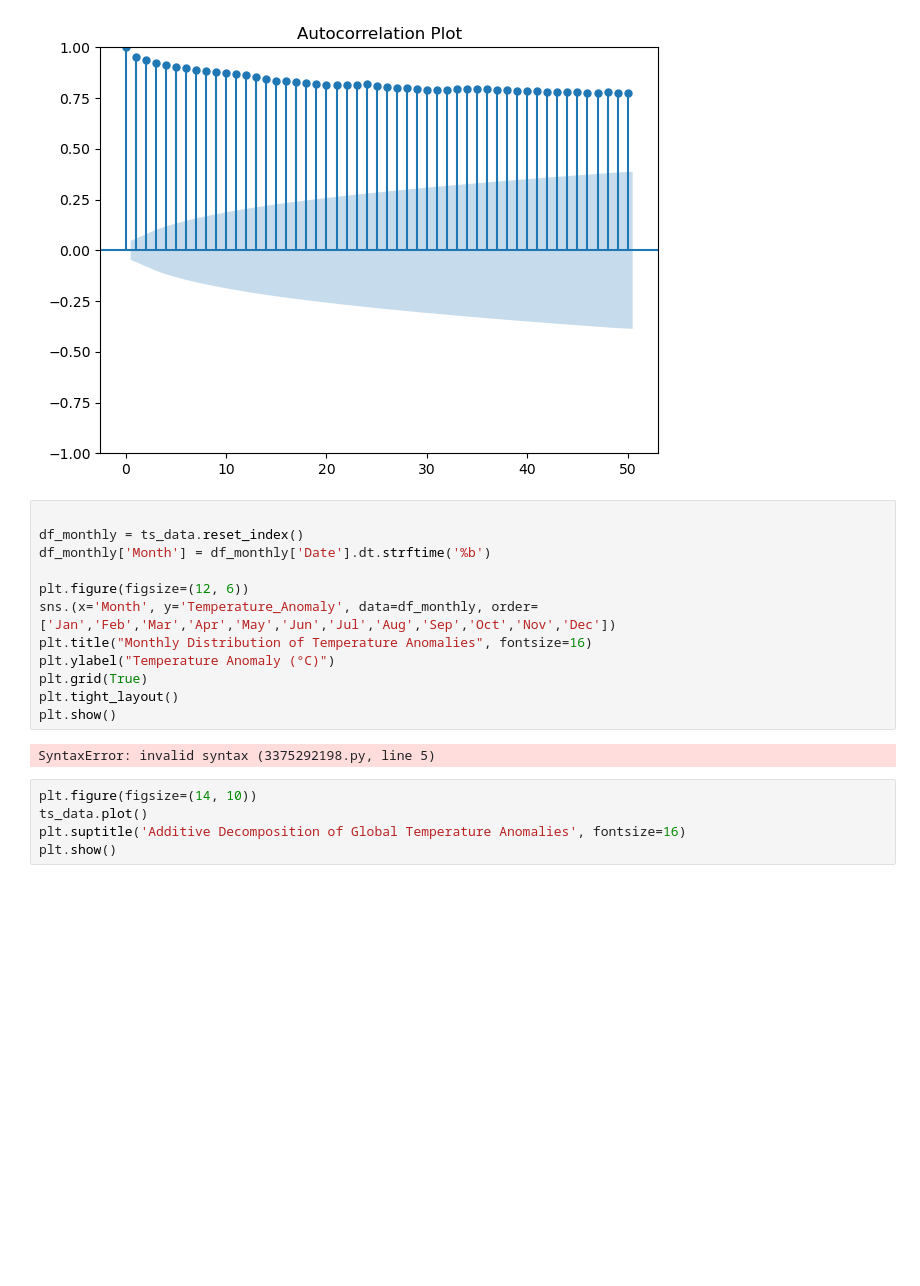
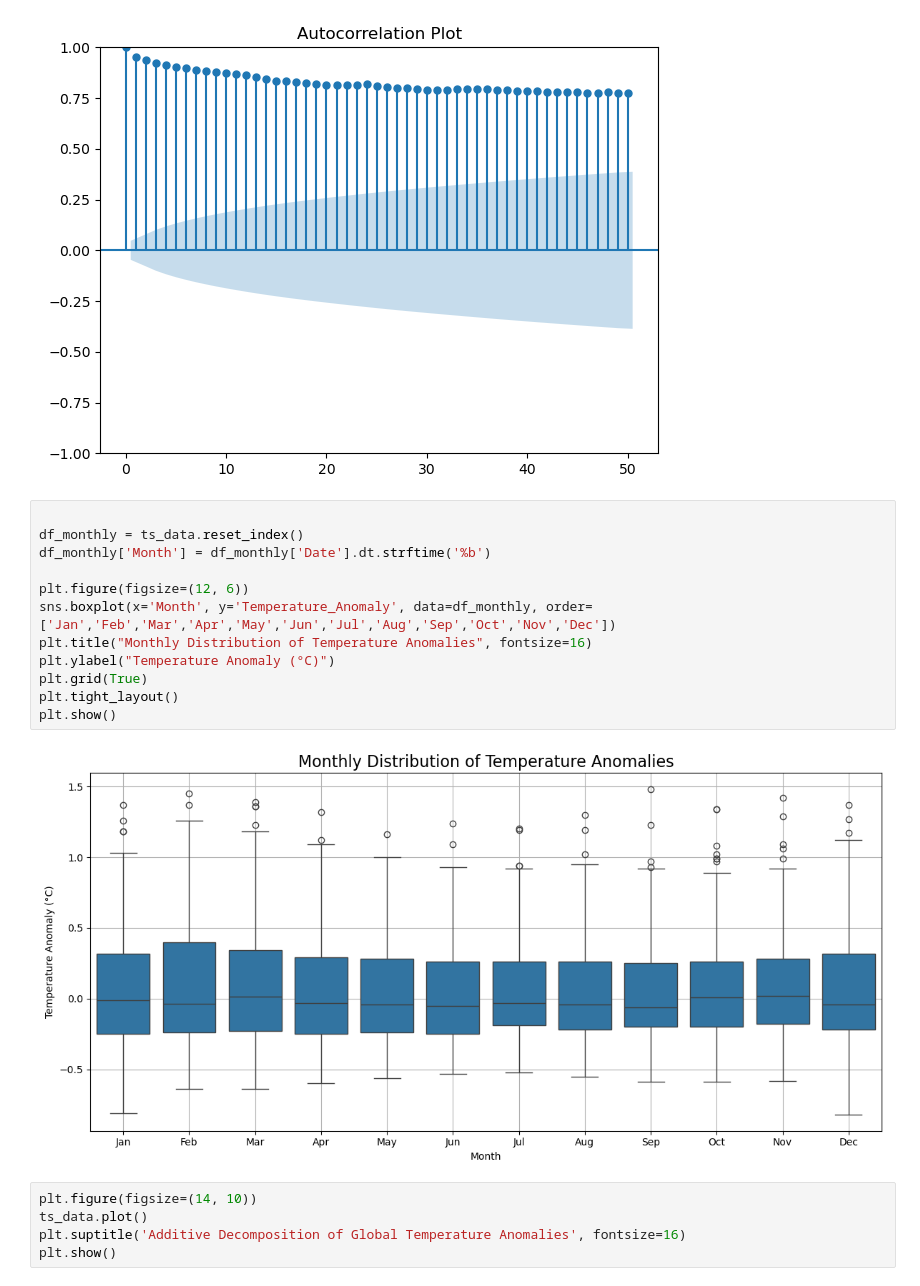
Before and after one commit to kimchi0812/Assignment-3.6, a Jupyter notebook: Assignment 3.6.ipynb, the cells around one changed output. Saved outputs shown, nothing was run; the diff lists cells and outputs as text; blank space fills up the shorter version.

```diff
--- a/Assignment 3.6.ipynb
+++ b/Assignment 3.6.ipynb
@@ -90,17 +90,17 @@ plt.show()
 # %%
 
 df_monthly = ts_data.reset_index()
 df_monthly['Month'] = df_monthly['Date'].dt.strftime('%b')
 
 plt.figure(figsize=(12, 6))
-sns.(x='Month', y='Temperature_Anomaly', data=df_monthly, order=['Jan','Feb','Mar','Apr','May','Jun','Jul','Aug','Sep','Oct','Nov','Dec'])
+sns.boxplot(x='Month', y='Temperature_Anomaly', data=df_monthly, order=['Jan','Feb','Mar','Apr','May','Jun','Jul','Aug','Sep','Oct','Nov','Dec'])
 plt.title("Monthly Distribution of Temperature Anomalies", fontsize=16)
 plt.ylabel("Temperature Anomaly (°C)")
 plt.grid(True)
 plt.tight_layout()
 plt.show()
 # %% [output]
-SyntaxError: invalid syntax (3375292198.py, line 5)
+[figure, added]
 # %%
 plt.figure(figsize=(14, 10))
 ts_data.plot()
```
Also changed, not shown: parts of 2 cells of this notebook.
